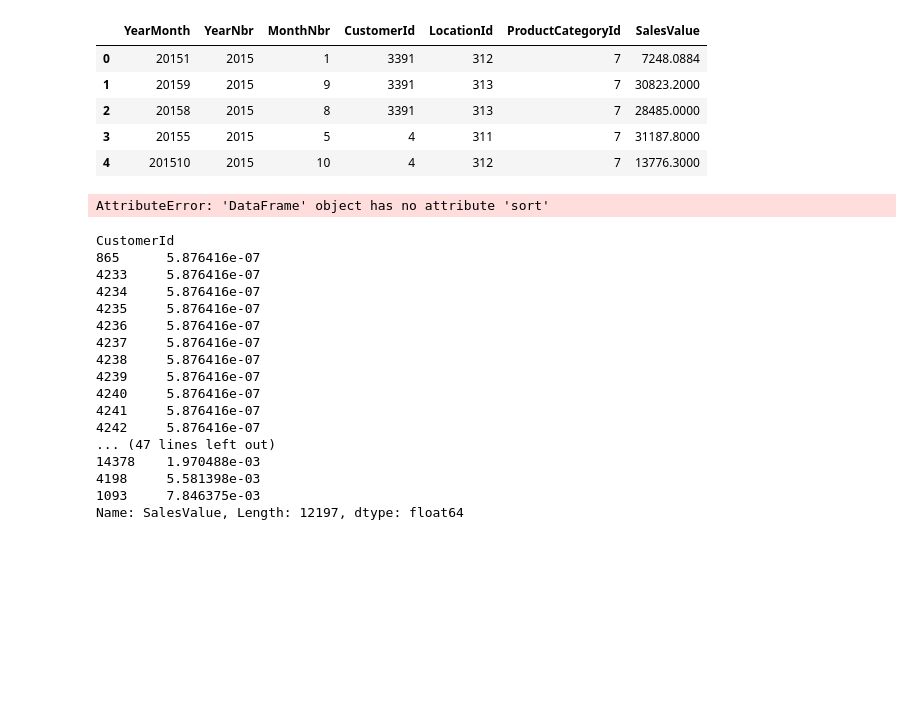
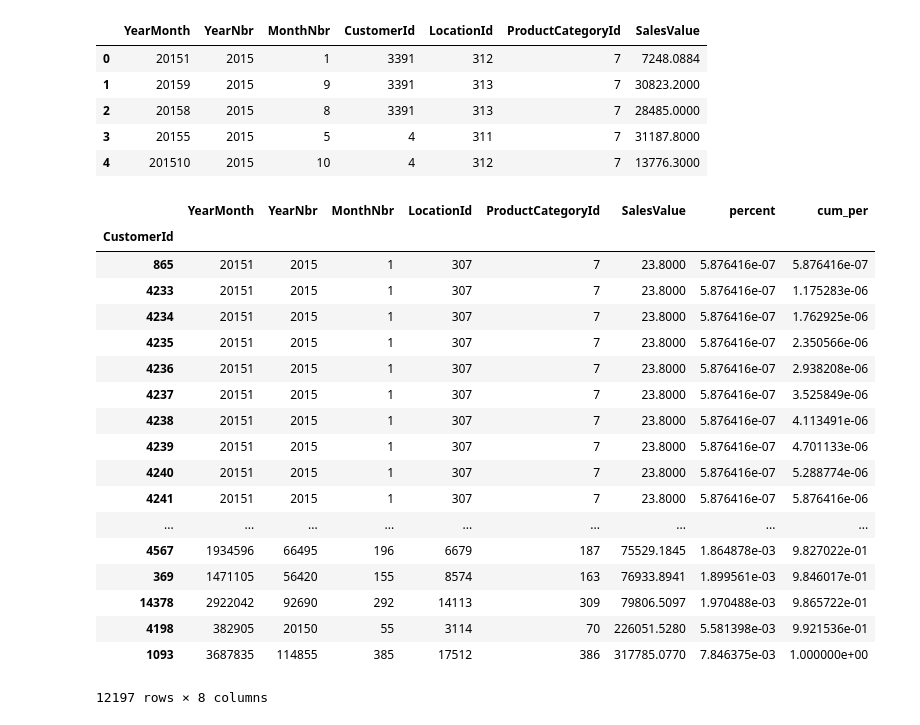
Before and after one commit to eponkratova/statistics, a Jupyter notebook: code.ipynb, the cells around one changed output. Cells and saved outputs as stored; diff of their text form; code cells hidden in the pictures; blank space fills up the shorter version.

```diff
--- a/code.ipynb
+++ b/code.ipynb
@@ -970,33 +971,29 @@ df.head()
 | 4 | 201510 | 2015 | 10 | 4 | 312 | 7 | 13776.3000 |
 # %%
 def cum(data, group, sort):
-    # Setup data frame
+    # The function calculates the cum percentage
     cum_sum = data.groupby(group).sum().sort_values(by=sort)
-    cum_sum['percent'] = cum_sum[sort] / cum_sum.sort.sum()
+    cum_sum['percent'] = cum_sum[sort] / data[sort].sum()
     cum_sum['cum_per']= cum_sum['percent'].cumsum()
     return cum_sum
-
 cum(df, df['CustomerId'], 'SalesValue')
 # %% [output]
+|  | YearMonth | YearNbr | MonthNbr | LocationId | ProductCategoryId | SalesValue | percent | cum_per |
+| CustomerId |  |  |  |  |  |  |  |  |
+| 865 | 20151 | 2015 | 1 | 307 | 7 | 23.8000 | 5.876416e-07 | 5.876416e-07 |
+| 4233 | 20151 | 2015 | 1 | 307 | 7 | 23.8000 | 5.876416e-07 | 1.175283e-06 |
+| 4234 | 20151 | 2015 | 1 | 307 | 7 | 23.8000 | 5.876416e-07 | 1.762925e-06 |
+| 4235 | 20151 | 2015 | 1 | 307 | 7 | 23.8000 | 5.876416e-07 | 2.350566e-06 |
+| 4236 | 20151 | 2015 | 1 | 307 | 7 | 23.8000 | 5.876416e-07 | 2.938208e-06 |
+| 4237 | 20151 | 2015 | 1 | 307 | 7 | 23.8000 | 5.876416e-07 | 3.525849e-06 |
+| 4238 | 20151 | 2015 | 1 | 307 | 7 | 23.8000 | 5.876416e-07 | 4.113491e-06 |
+| 4239 | 20151 | 2015 | 1 | 307 | 7 | 23.8000 | 5.876416e-07 | 4.701133e-06 |
+| 4240 | 20151 | 2015 | 1 | 307 | 7 | 23.8000 | 5.876416e-07 | 5.288774e-06 |
+| 4241 | 20151 | 2015 | 1 | 307 | 7 | 23.8000 | 5.876416e-07 | 5.876416e-06 |
+| ... | ... | ... | ... | ... | ... | ... | ... | ... |
+| 4567 | 1934596 | 66495 | 196 | 6679 | 187 | 75529.1845 | 1.864878e-03 | 9.827022e-01 |
+| 369 | 1471105 | 56420 | 155 | 8574 | 163 | 76933.8941 | 1.899561e-03 | 9.846017e-01 |
+| 14378 | 2922042 | 92690 | 292 | 14113 | 309 | 79806.5097 | 1.970488e-03 | 9.865722e-01 |
+| 4198 | 382905 | 20150 | 55 | 3114 | 70 | 226051.5280 | 5.581398e-03 | 9.921536e-01 |
+| 1093 | 3687835 | 114855 | 385 | 17512 | 386 | 317785.0770 | 7.846375e-03 | 1.000000e+00 |
-AttributeError: 'DataFrame' object has no attribute 'sort'
+12197 rows × 8 columns
-# %%
-l = df.groupby(df['CustomerId']).sum().sort_values(by='SalesValue')
-l['SalesValue'].divide(l['SalesValue'].sum())
-# %% [output]
-CustomerId
-865      5.876416e-07
-4233     5.876416e-07
-4234     5.876416e-07
-4235     5.876416e-07
-4236     5.876416e-07
-4237     5.876416e-07
-4238     5.876416e-07
-4239     5.876416e-07
-4240     5.876416e-07
-4241     5.876416e-07
-4242     5.876416e-07
-... (47 lines left out)
-14378    1.970488e-03
-4198     5.581398e-03
-1093     7.846375e-03
-Name: SalesValue, Length: 12197, dtype: float64
```
Also changed, not shown: parts of 5 cells of this notebook, 2 other files.
